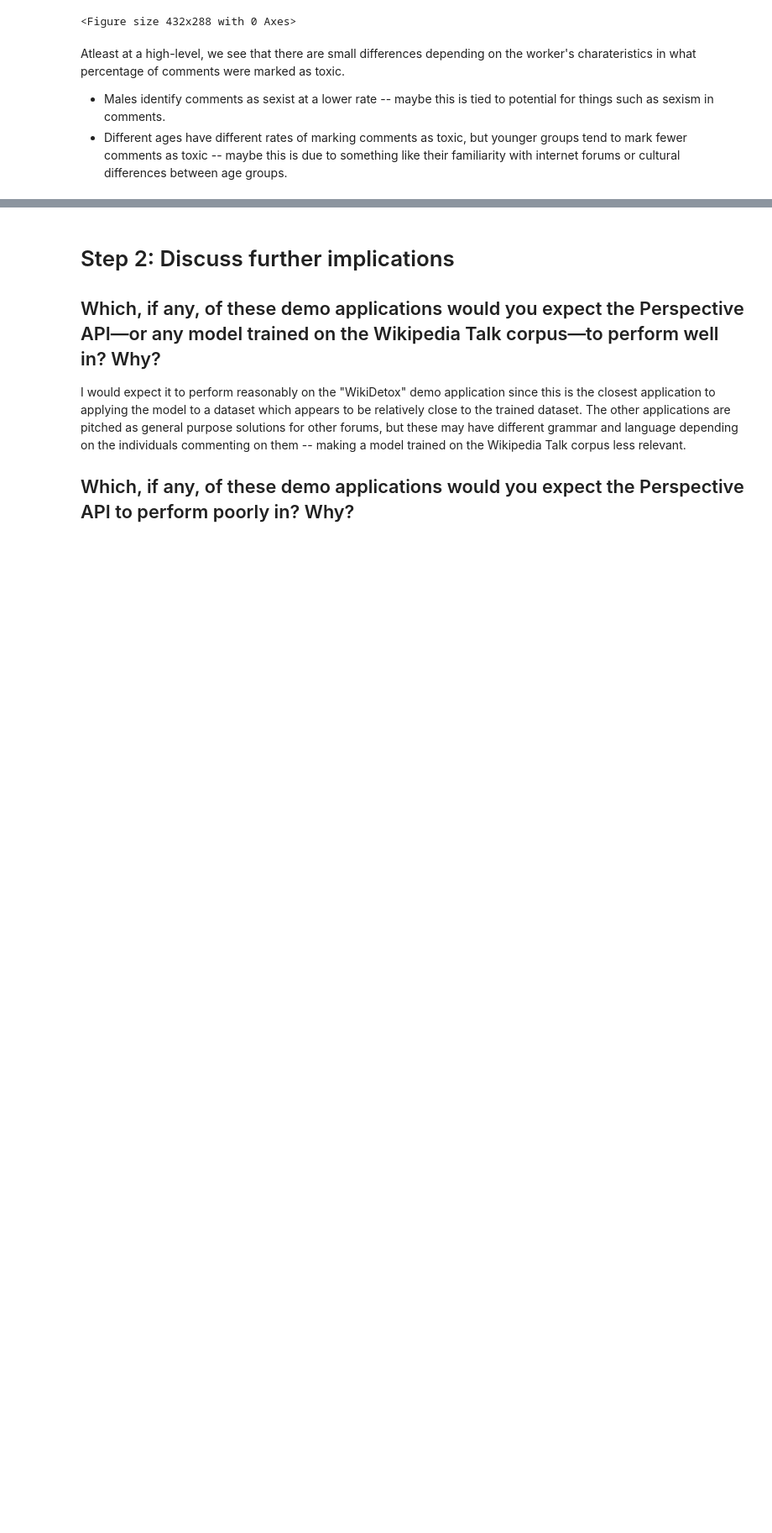
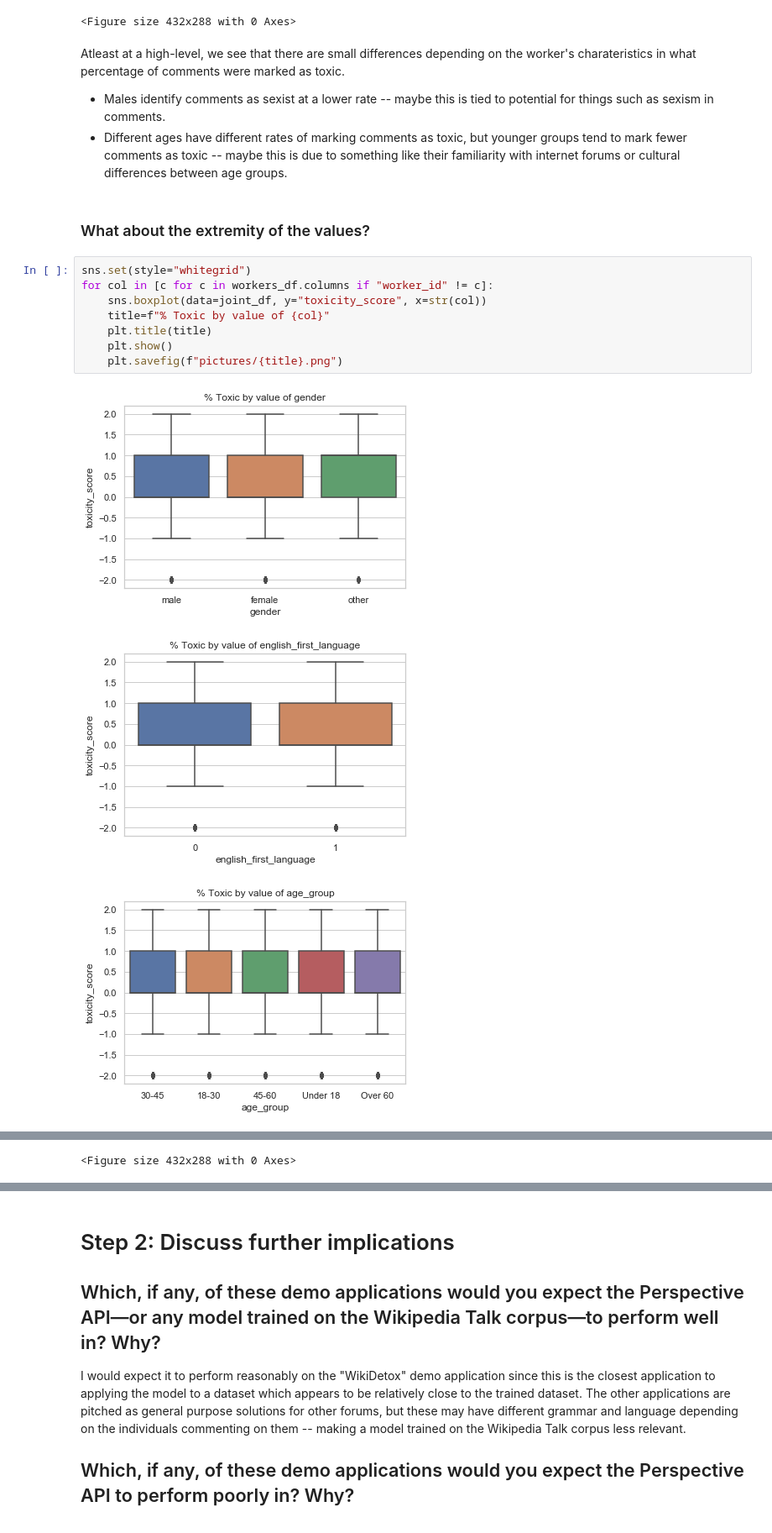
Before and after one commit to hkulkar/data-512, a Jupyter notebook: data-512-a2/hcds-a2-data-bias.ipynb, the cells around one changed output, grey strips where cells are left out. Shown: that part at 84% size. Cells and saved outputs as stored; diff of their text form; blank space fills up the shorter version.

```diff
--- a/data-512-a2/hcds-a2-data-bias.ipynb
+++ b/data-512-a2/hcds-a2-data-bias.ipynb
@@ -127,3 +114,17 @@ Atleast at a high-level, we see that there are small differences depending on th
     <li>Males identify comments as sexist at a lower rate -- maybe this is tied to potential for things such as sexism in comments.</li>
     <li>Different ages have different rates of marking comments as toxic, but younger groups tend to mark fewer comments as toxic -- maybe this is due to something like their familiarity with internet forums or cultural differences between age groups.</li>
 </ul>
+# %% [markdown]
+### What about the extremity of the values?
+# %%
+sns.set(style="whitegrid")
+for col in [c for c in workers_df.columns if "worker_id" != c]:
+    sns.boxplot(data=joint_df, y="toxicity_score", x=str(col))
+    title=f"% Toxic by value of {col}"
+    plt.title(title)
+    plt.show()
+    plt.savefig(f"pictures/{title}.png")
+# %% [output]
+[figure, added]
+[figure, added]
+[figure, added]
@@ -129,0 +132 @@ Atleast at a high-level, we see that there are small differences depending on th
+<Figure size 432x288 with 0 Axes>
```
Also changed, not shown: parts of 5 cells of this notebook.
